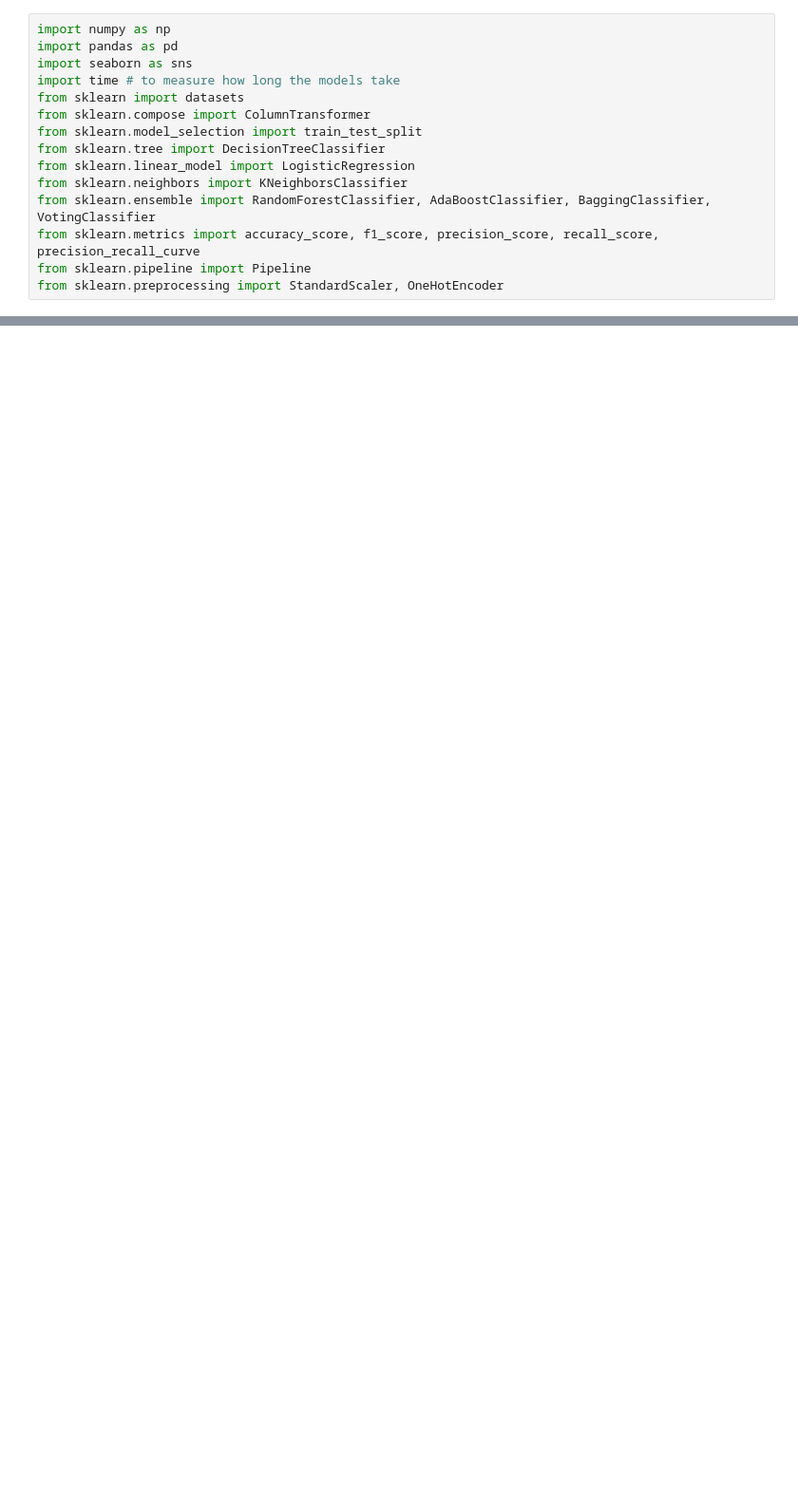
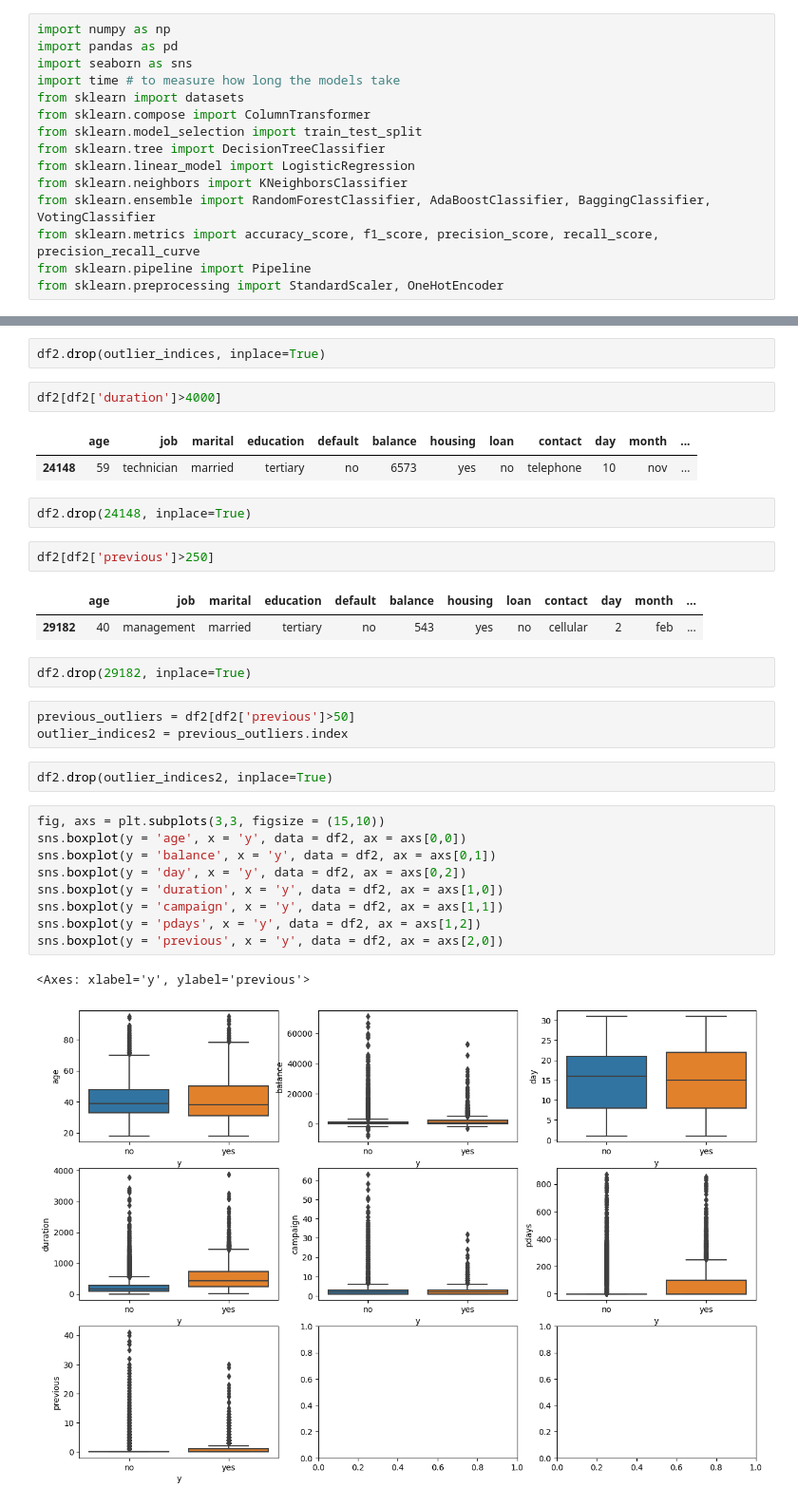
Before and after one commit to mahinbindra/schulich_data_science, a Jupyter notebook: Semester 2 Data Science/Assignments/assignment_1_ensemble methods.ipynb, the cells around one changed output, grey strips where cells are left out. Shown at 95% size. Drawn from its saved outputs; the diff is of its cells as text; blank space fills up the shorter version.

```diff
--- a/Semester 2 Data Science/Assignments/assignment_1_ensemble methods.ipynb
+++ b/Semester 2 Data Science/Assignments/assignment_1_ensemble methods.ipynb
@@ -36,0 +94,33 @@ df.describe()
+# %%
+df2.drop(outlier_indices, inplace=True)
+# %%
+df2[df2['duration']>4000]
+# %% [output]
+|  | age | job | marital | education | default | balance | housing | loan | contact | day | month | ... |
+| 24148 | 59 | technician | married | tertiary | no | 6573 | yes | no | telephone | 10 | nov | ... |
+# %%
+df2.drop(24148, inplace=True)
+# %%
+df2[df2['previous']>250]
+# %% [output]
+|  | age | job | marital | education | default | balance | housing | loan | contact | day | month | ... |
+| 29182 | 40 | management | married | tertiary | no | 543 | yes | no | cellular | 2 | feb | ... |
+# %%
+df2.drop(29182, inplace=True)
+# %%
+previous_outliers = df2[df2['previous']>50]
+outlier_indices2 = previous_outliers.index
+# %%
+df2.drop(outlier_indices2, inplace=True)
+# %%
+fig, axs = plt.subplots(3,3, figsize = (15,10))
+sns.boxplot(y = 'age', x = 'y', data = df2, ax = axs[0,0])
+sns.boxplot(y = 'balance', x = 'y', data = df2, ax = axs[0,1])
+sns.boxplot(y = 'day', x = 'y', data = df2, ax = axs[0,2])
+sns.boxplot(y = 'duration', x = 'y', data = df2, ax = axs[1,0])
+sns.boxplot(y = 'campaign', x = 'y', data = df2, ax = axs[1,1])
+sns.boxplot(y = 'pdays', x = 'y', data = df2, ax = axs[1,2])
+sns.boxplot(y = 'previous', x = 'y', data = df2, ax = axs[2,0])
+# %% [output]
+<Axes: xlabel='y', ylabel='previous'>
+[figure, added]
```
Also changed, not shown: parts of 48 cells of this notebook, 2 other files.
